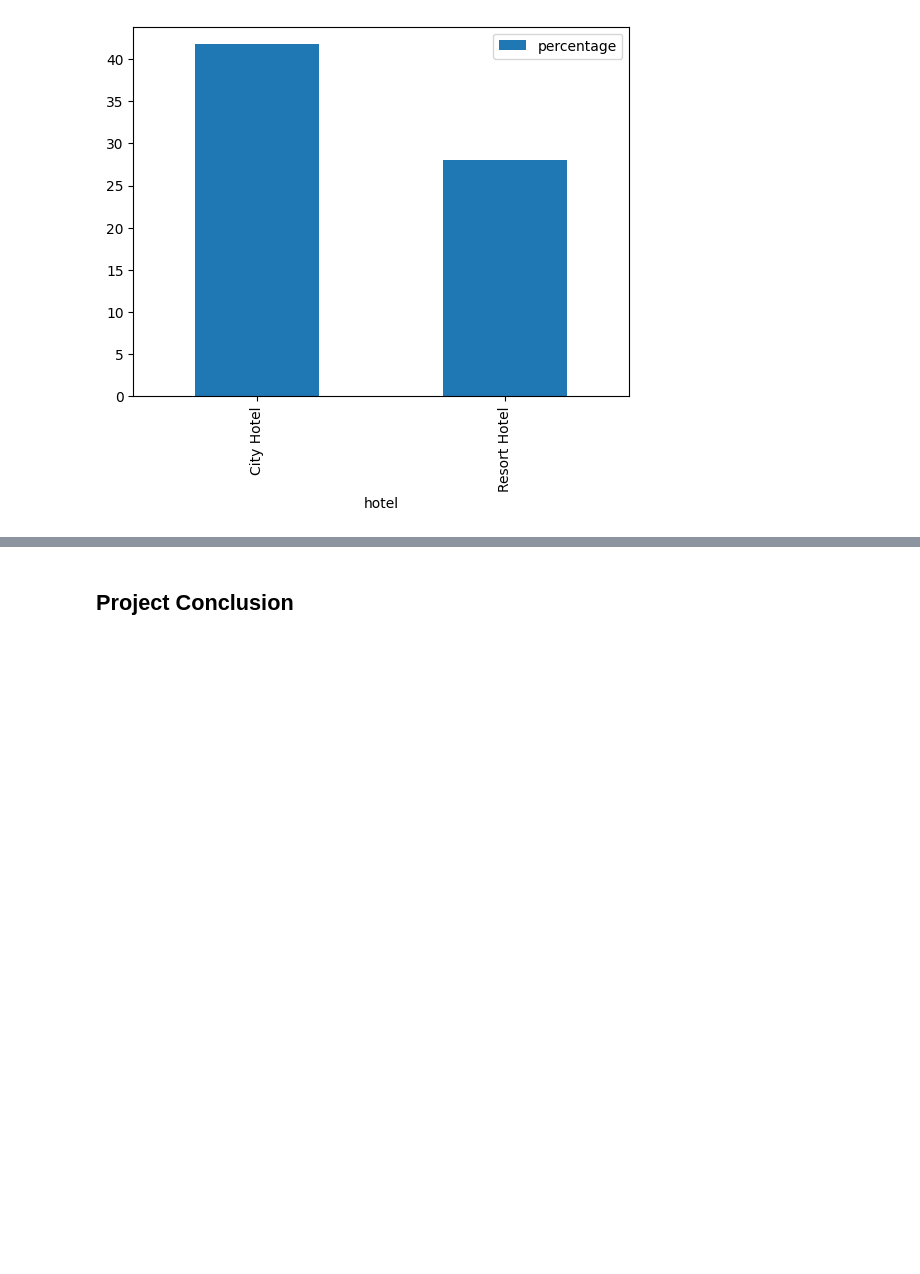
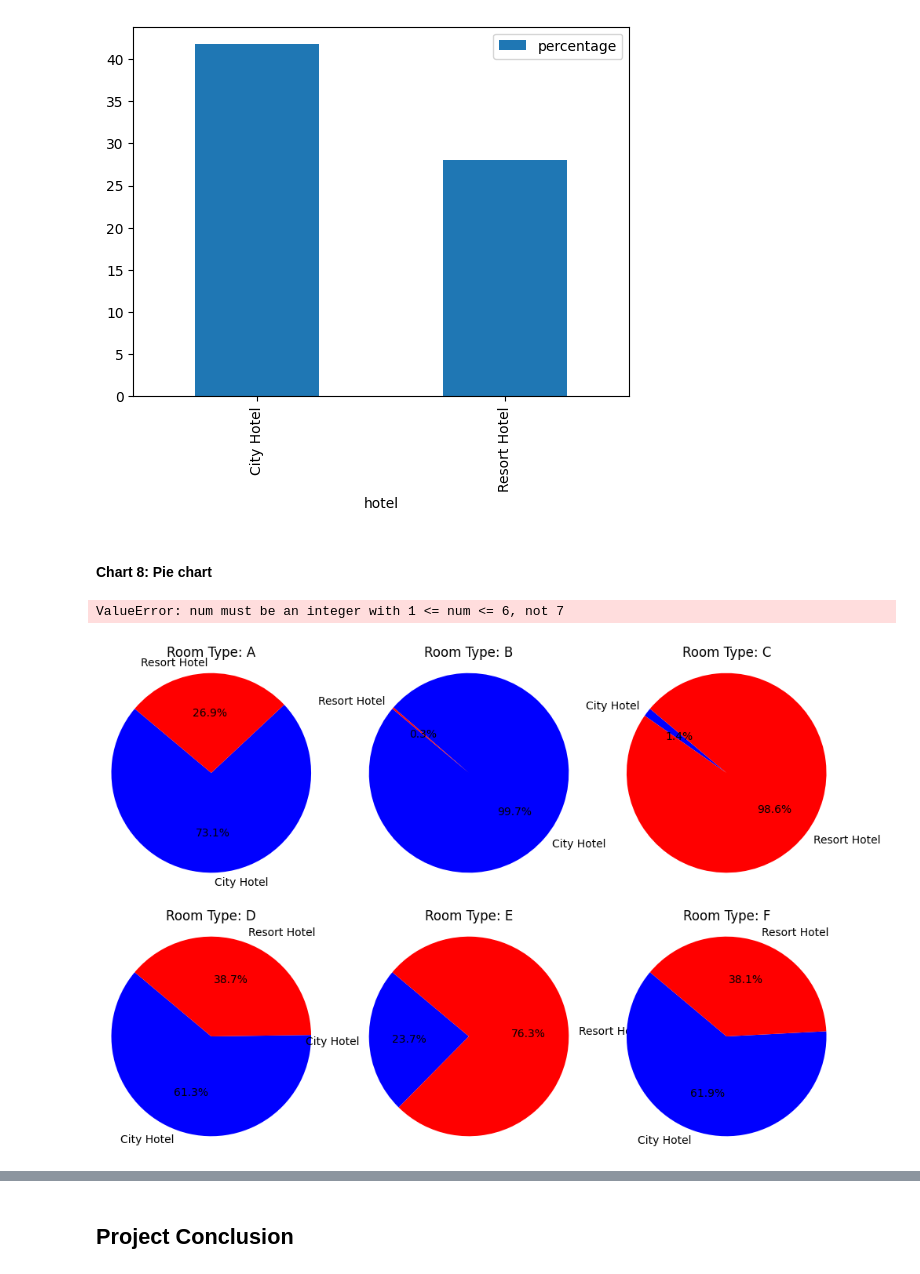
Before and after one commit to Codewith-Soumya/Hotel-Booking-Analysis, a Jupyter notebook: Hotel_booking_analysis_coding_Almabetter_Capstrone_Project_2.ipynb, the cells around one changed output, grey strips where cells are left out. Cells and saved outputs as stored; diff of their text form; code cells hidden in the pictures; blank space fills up the shorter version.

```diff
--- a/Hotel_booking_analysis_coding_Almabetter_Capstrone_Project_2.ipynb
+++ b/Hotel_booking_analysis_coding_Almabetter_Capstrone_Project_2.ipynb
@@ -443,3 +447,24 @@ Cancellation.plot.bar(x='hotel',y='percentage')
 # %% [output]
 <Axes: xlabel='hotel'>
 [figure]
+# %% [markdown]
+#### Chart 8: Pie chart
+# %%
+# Booking Patterns by Room Type
+room_type_hotel_counts = hotel_booking_data.groupby(['reserved_room_type', 'hotel']).size().unstack(fill_value=0)
+
+# Plotting the grouped pie chart
+plt.figure(figsize=(12, 8))
+colors = ['blue', 'red']
+for i, (idx, row) in enumerate(room_type_hotel_counts.iterrows()):
+    plt.subplot(2, 3, i+1)
+    plt.pie(row, labels=row.index, autopct='%1.1f%%', startangle=140, colors=colors)
+    plt.title(f'Room Type: {idx}')
+    plt.axis('equal')
+
+plt.suptitle('Booking Patterns by Room Type and Hotel', fontsize=16)
+plt.tight_layout(rect=[0, 0, 1, 0.95])
+plt.show()
+# %% [output]
+ValueError: num must be an integer with 1 <= num <= 6, not 7
+[figure, added]
```
Also changed, not shown: parts of 10 cells of this notebook.
